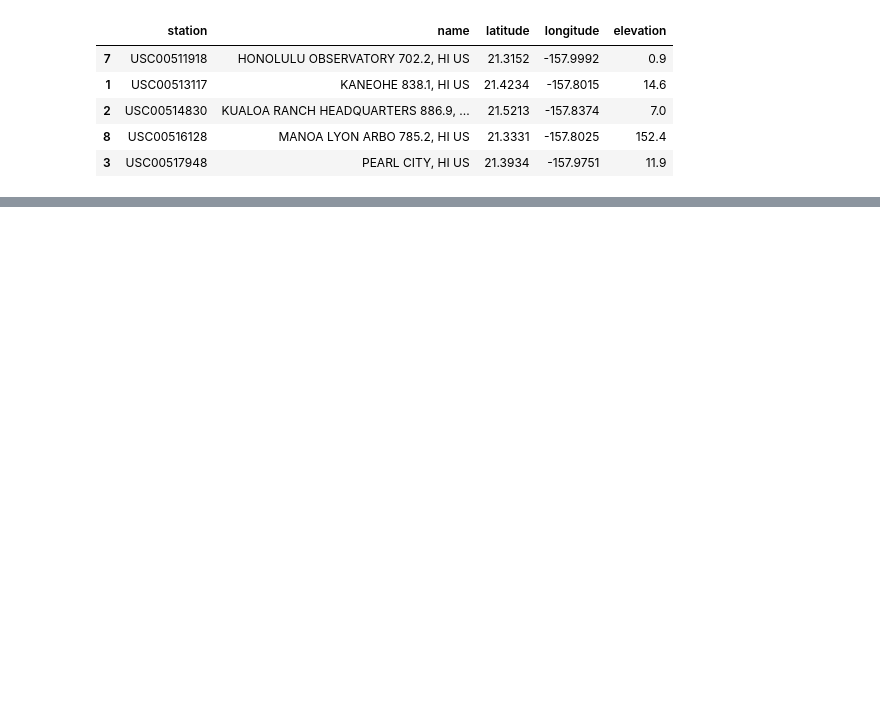
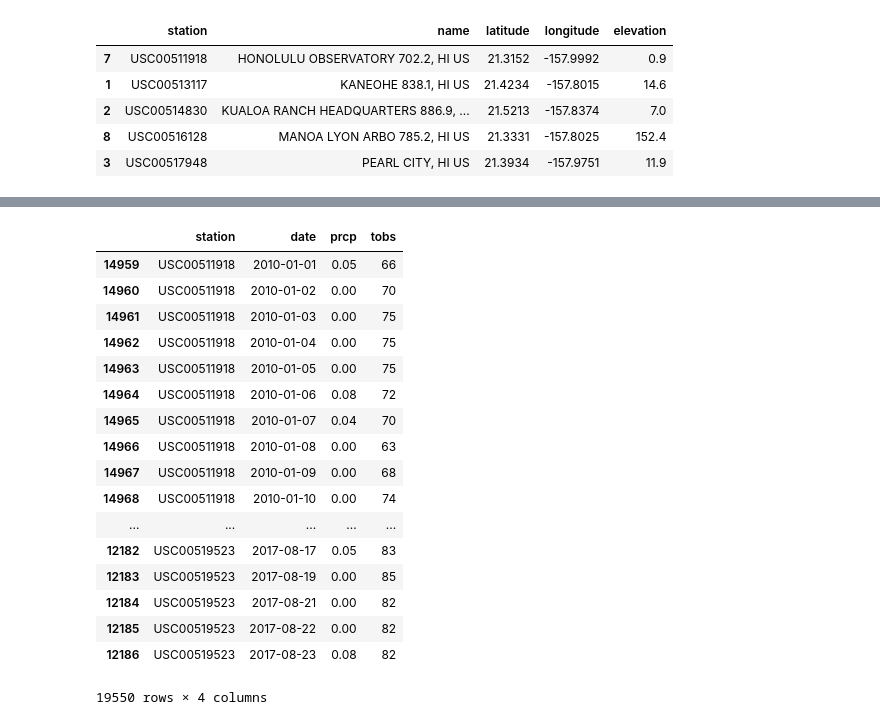
Before and after one commit to jijivjacob1/AdvncdDataStrgRetrv, a Jupyter notebook: data_engineering.ipynb, the cells around one changed output, grey strips where cells are left out. Drawn from its saved outputs; the diff is of its cells as text; code cells hidden in the pictures; blank space fills up the shorter version.

```diff
--- a/data_engineering.ipynb
+++ b/data_engineering.ipynb
@@ -38,3 +47,24 @@ Name: station, dtype: int64
 
 df_hawaii_stations.to_csv("Resources/clean_hawaii_stations.csv",index = False)
 df_hawaii_msrmnts.to_csv("Resources/clean_hawaii_measurements.csv",index = False)
+# %%
+df_hawaii_msrmnts
+# %% [output]
+|  | station | date | prcp | tobs |
+| 14959 | USC00511918 | 2010-01-01 | 0.05 | 66 |
+| 14960 | USC00511918 | 2010-01-02 | 0.00 | 70 |
+| 14961 | USC00511918 | 2010-01-03 | 0.00 | 75 |
+| 14962 | USC00511918 | 2010-01-04 | 0.00 | 75 |
+| 14963 | USC00511918 | 2010-01-05 | 0.00 | 75 |
+| 14964 | USC00511918 | 2010-01-06 | 0.08 | 72 |
+| 14965 | USC00511918 | 2010-01-07 | 0.04 | 70 |
+| 14966 | USC00511918 | 2010-01-08 | 0.00 | 63 |
+| 14967 | USC00511918 | 2010-01-09 | 0.00 | 68 |
+| 14968 | USC00511918 | 2010-01-10 | 0.00 | 74 |
+| ... | ... | ... | ... | ... |
+| 12182 | USC00519523 | 2017-08-17 | 0.05 | 83 |
+| 12183 | USC00519523 | 2017-08-19 | 0.00 | 85 |
+| 12184 | USC00519523 | 2017-08-21 | 0.00 | 82 |
+| 12185 | USC00519523 | 2017-08-22 | 0.00 | 82 |
+| 12186 | USC00519523 | 2017-08-23 | 0.08 | 82 |
+19550 rows × 4 columns
```
Also changed, not shown: parts of 1 cell of this notebook, 4 other files.
